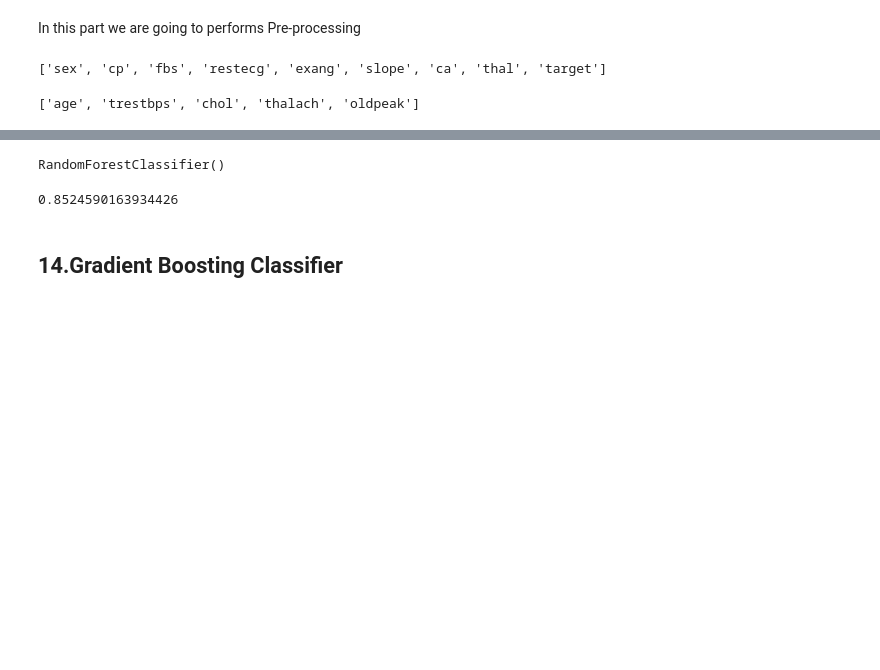
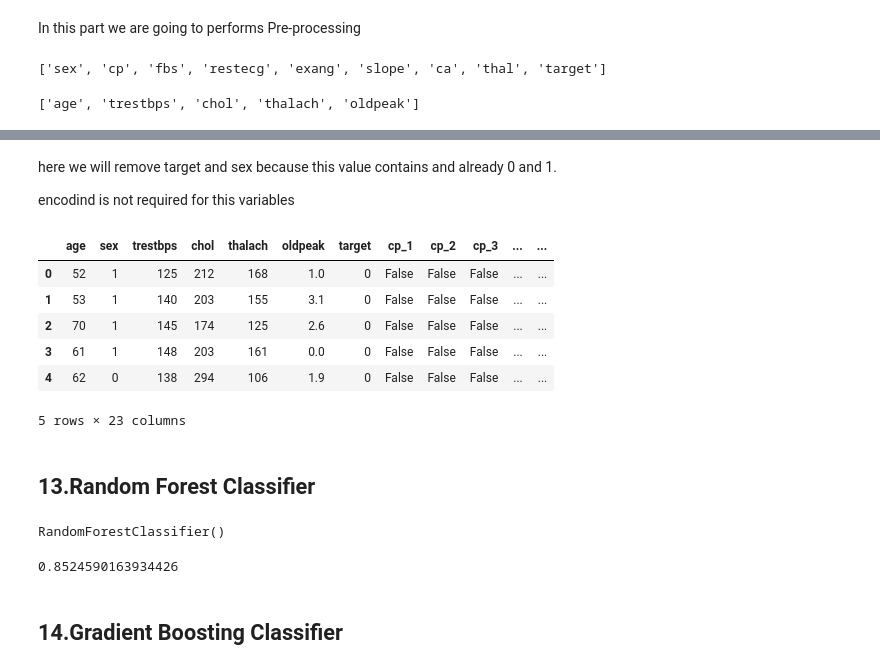
Before and after one commit to ZoungranaAlimata/Heart_disease_prediction-ML-, a Jupyter notebook: ML project.ipynb, the cells around one changed output, grey strips where cells are left out. Cells and saved outputs as stored; diff of their text form; code cells hidden in the pictures; blank space fills up the shorter version.

```diff
--- a/ML project.ipynb
+++ b/ML project.ipynb
@@ -125,3 +145,24 @@ num_val
+# %%
+cate_val.remove('sex')
+cate_val.remove('target')
+
+data = pd.get_dummies(data, columns = cate_val, drop_first = True)
+# %% [markdown]
+here we will remove target and sex because this value contains and already 0 and 1.
+
+encodind is not required for this variables
+# %%
+data.head()
+# %% [output]
+|  | age | sex | trestbps | chol | thalach | oldpeak | target | cp_1 | cp_2 | cp_3 | ... | ... |
+| 0 | 52 | 1 | 125 | 212 | 168 | 1.0 | 0 | False | False | False | ... | ... |
+| 1 | 53 | 1 | 140 | 203 | 155 | 3.1 | 0 | False | False | False | ... | ... |
+| 2 | 70 | 1 | 145 | 174 | 125 | 2.6 | 0 | False | False | False | ... | ... |
+| 3 | 61 | 1 | 148 | 203 | 161 | 0.0 | 0 | False | False | False | ... | ... |
+| 4 | 62 | 0 | 138 | 294 | 106 | 1.9 | 0 | False | False | False | ... | ... |
+5 rows × 23 columns
+# %% [markdown]
+## 13.Random Forest Classifier
 # %%
 from sklearn.ensemble import RandomForestClassifier
 # %%
```
Also changed, not shown: parts of 5 cells of this notebook.
